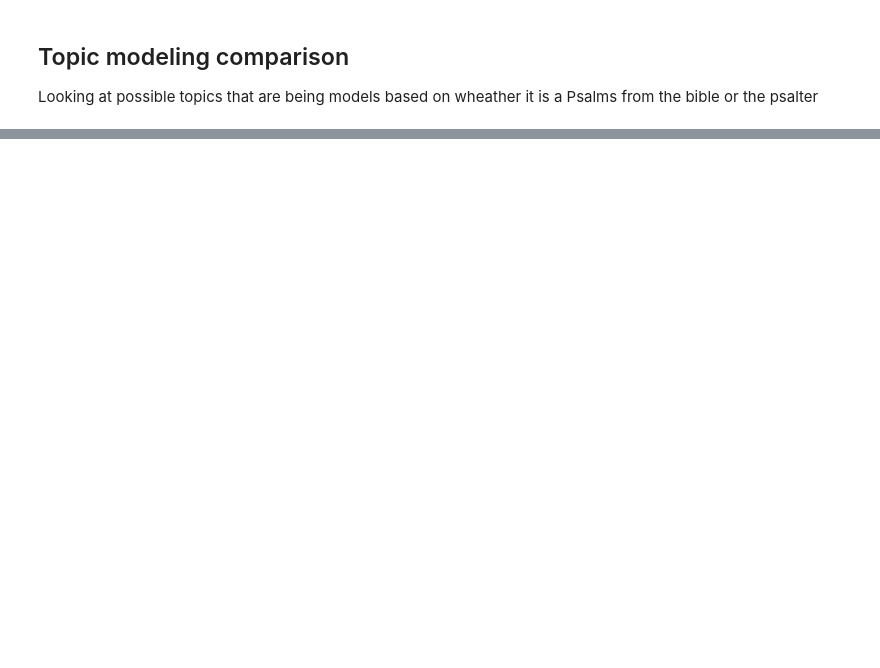
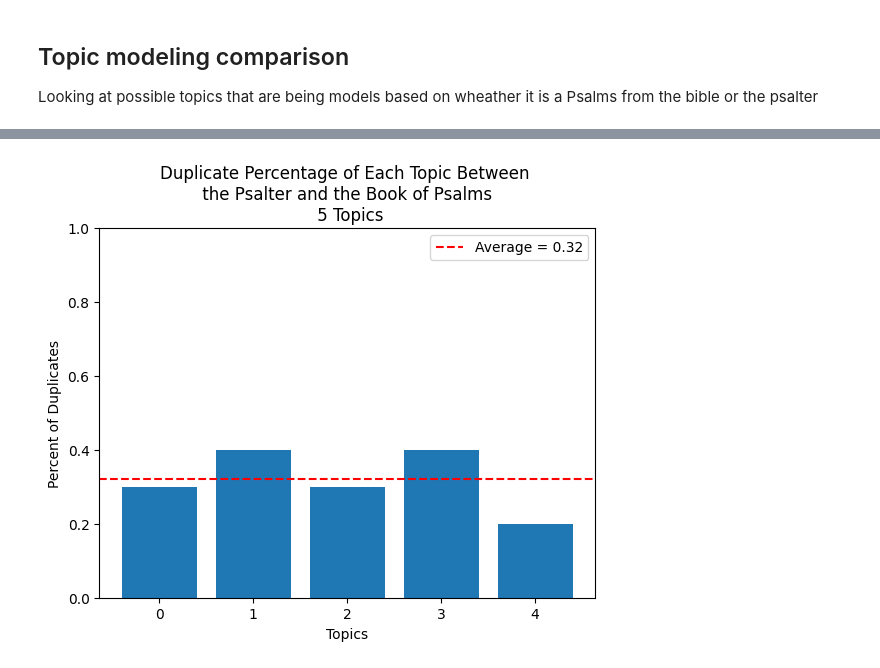
Before and after one commit to cwc09262/psalms-text-comparison, a Jupyter notebook: BERTopic.ipynb, the cells around one changed output, grey strips where cells are left out. Cells and saved outputs as stored; diff of their text form; code cells hidden in the pictures; blank space fills up the shorter version.

```diff
--- a/BERTopic.ipynb
+++ b/BERTopic.ipynb
@@ -713,0 +981,4 @@ overall_topics
+# %%
+topic5_duplicate_plot
+# %% [output]
+[figure, added]
```
Also changed, not shown: parts of 72 cells of this notebook.
